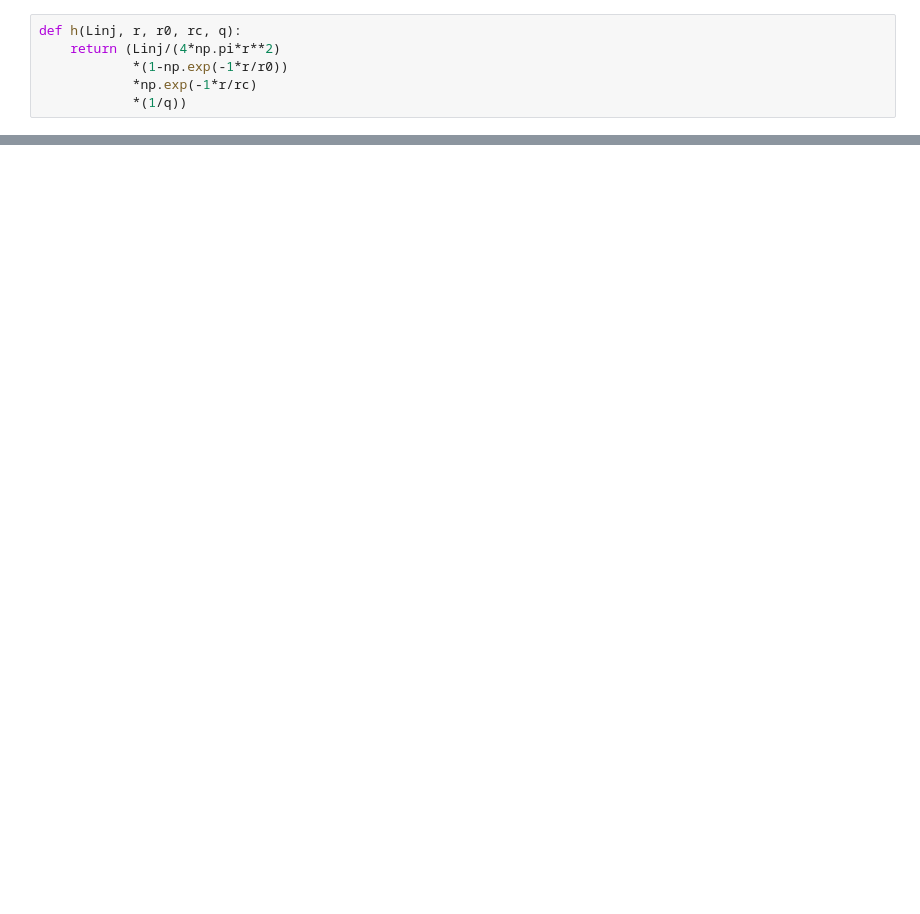
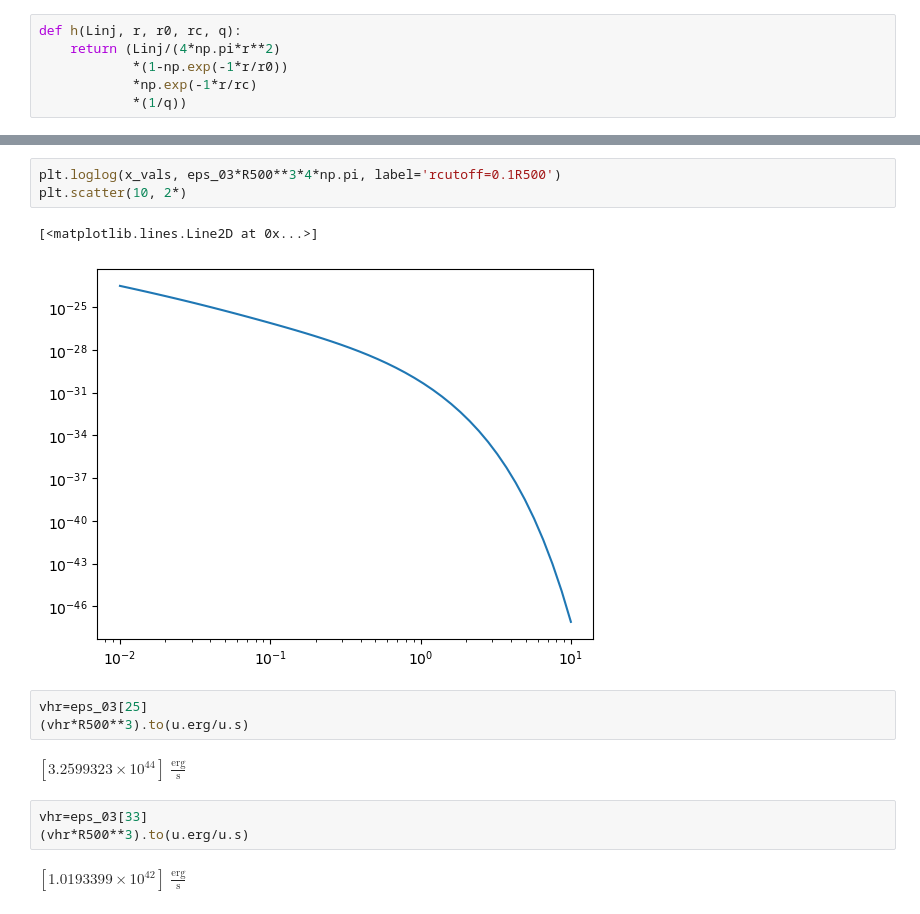
Before and after one commit to eleanorstuart/thermo-idm, a Jupyter notebook: Iqbal_AGN_heating.ipynb, the cells around one changed output, grey strips where cells are left out. Cells and saved outputs as stored; diff of their text form; blank space fills up the shorter version.

```diff
--- a/Iqbal_AGN_heating.ipynb
+++ b/Iqbal_AGN_heating.ipynb
@@ -264,0 +127,16 @@ $[1.1844804 \times 10^{-11},~1.1268541 \times 10^{-11},~1.0709653 \times 10^{-11
+# %%
+plt.loglog(x_vals, eps_03*R500**3*4*np.pi, label='rcutoff=0.1R500')
+plt.scatter(10, 2*)
+# %% [output]
+[<matplotlib.lines.Line2D at 0x...>]
+[figure, added]
+# %%
+vhr=eps_03[25]
+(vhr*R500**3).to(u.erg/u.s)
+# %% [output]
+$[3.2599323 \times 10^{44}] \; \mathrm{\frac{erg}{s}}$
+# %%
+vhr=eps_03[33]
+(vhr*R500**3).to(u.erg/u.s)
+# %% [output]
+$[1.0193399 \times 10^{42}] \; \mathrm{\frac{erg}{s}}$
```
Also changed, not shown: parts of 29 cells of this notebook, 1 other file.
